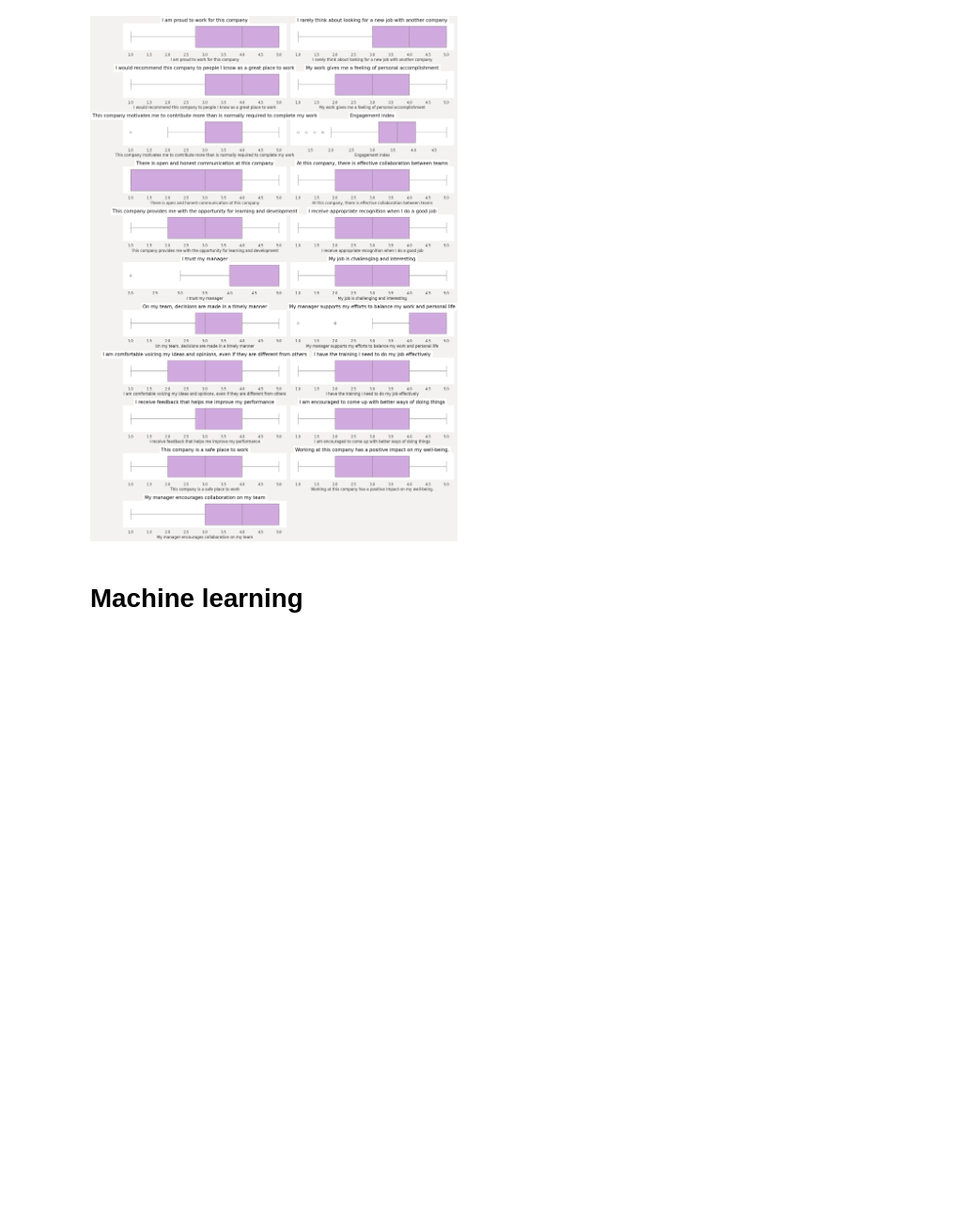
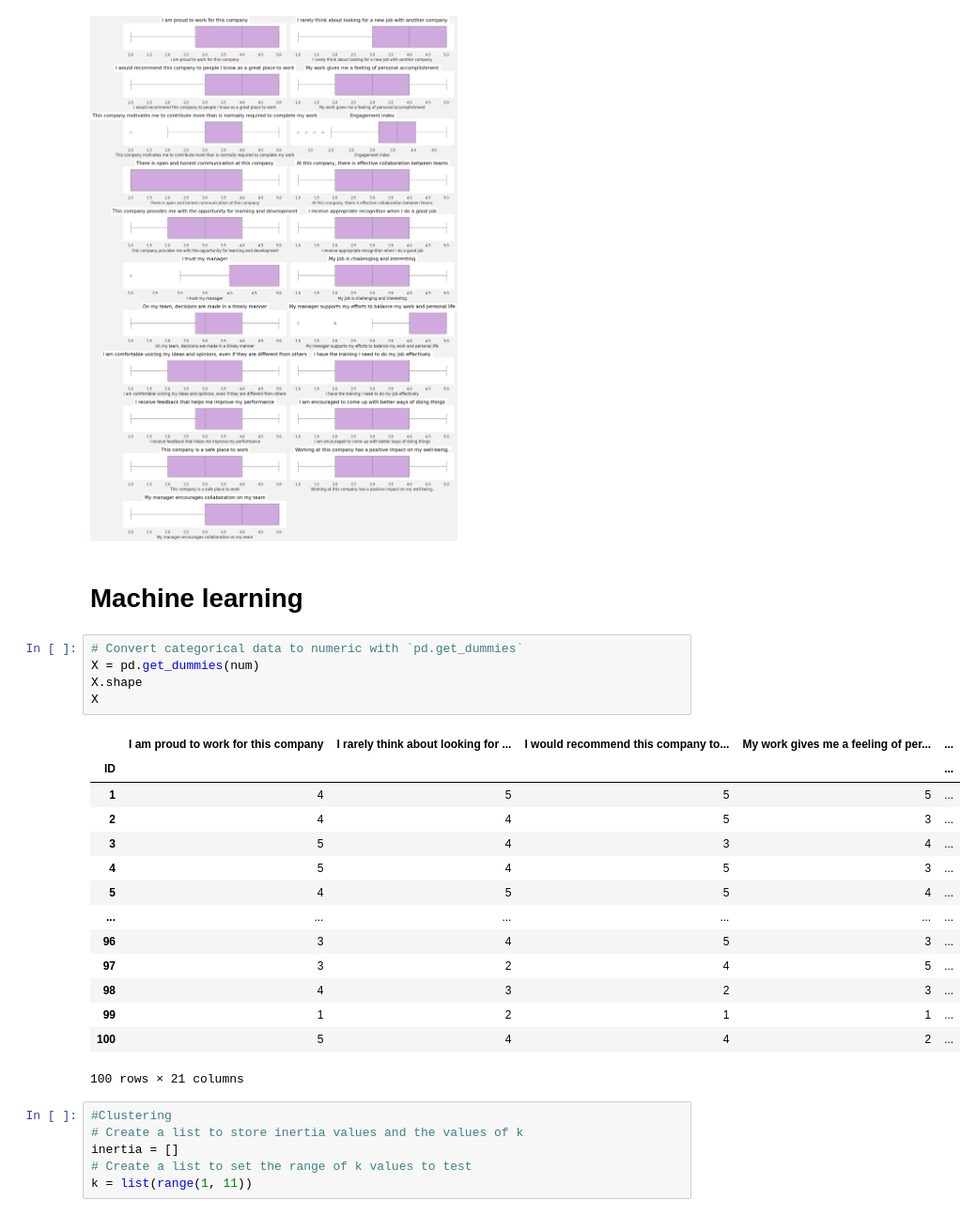
Before and after one commit to abdyraman/peopleanalytics, a Jupyter notebook: OMERS.ipynb, the cells around one changed output. Shown at 94% size. Cells and saved outputs as stored; diff of their text form; blank space fills up the shorter version.

```diff
--- a/OMERS.ipynb
+++ b/OMERS.ipynb
@@ -296,3 +301,29 @@ Passing `palette` without assigning `hue` is deprecated and will be removed in v
 [figure]
 # %% [markdown]
 # **Machine learning**
+# %%
+# Convert categorical data to numeric with `pd.get_dummies`
+X = pd.get_dummies(num)
+X.shape
+X
+# %% [output]
+|  | I am proud to work for this company | I rarely think about looking for ... | I would recommend this company to... | My work gives me a feeling of per... | ... |
+| ID |  |  |  |  | ... |
+| 1 | 4 | 5 | 5 | 5 | ... |
+| 2 | 4 | 4 | 5 | 3 | ... |
+| 3 | 5 | 4 | 3 | 4 | ... |
+| 4 | 5 | 4 | 5 | 3 | ... |
+| 5 | 4 | 5 | 5 | 4 | ... |
+| ... | ... | ... | ... | ... | ... |
+| 96 | 3 | 4 | 5 | 3 | ... |
+| 97 | 3 | 2 | 4 | 5 | ... |
+| 98 | 4 | 3 | 2 | 3 | ... |
+| 99 | 1 | 2 | 1 | 1 | ... |
+| 100 | 5 | 4 | 4 | 2 | ... |
+100 rows × 21 columns
+# %%
+#Clustering
+# Create a list to store inertia values and the values of k
+inertia = []
+# Create a list to set the range of k values to test
+k = list(range(1, 11))
```
Also changed, not shown: parts of 23 cells of this notebook.
